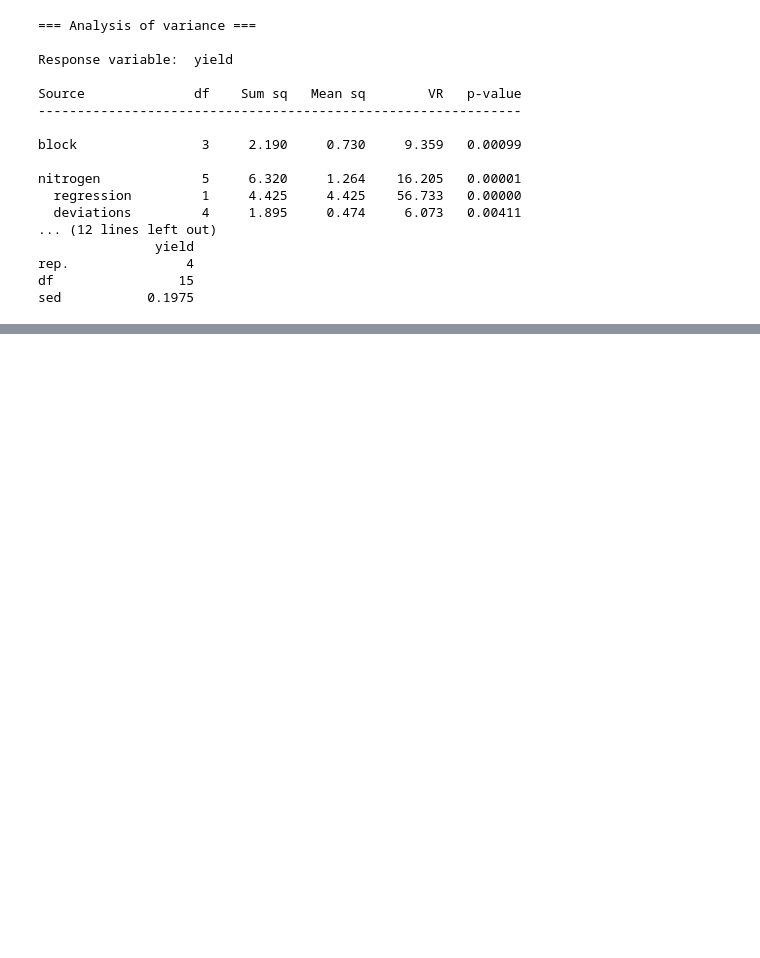
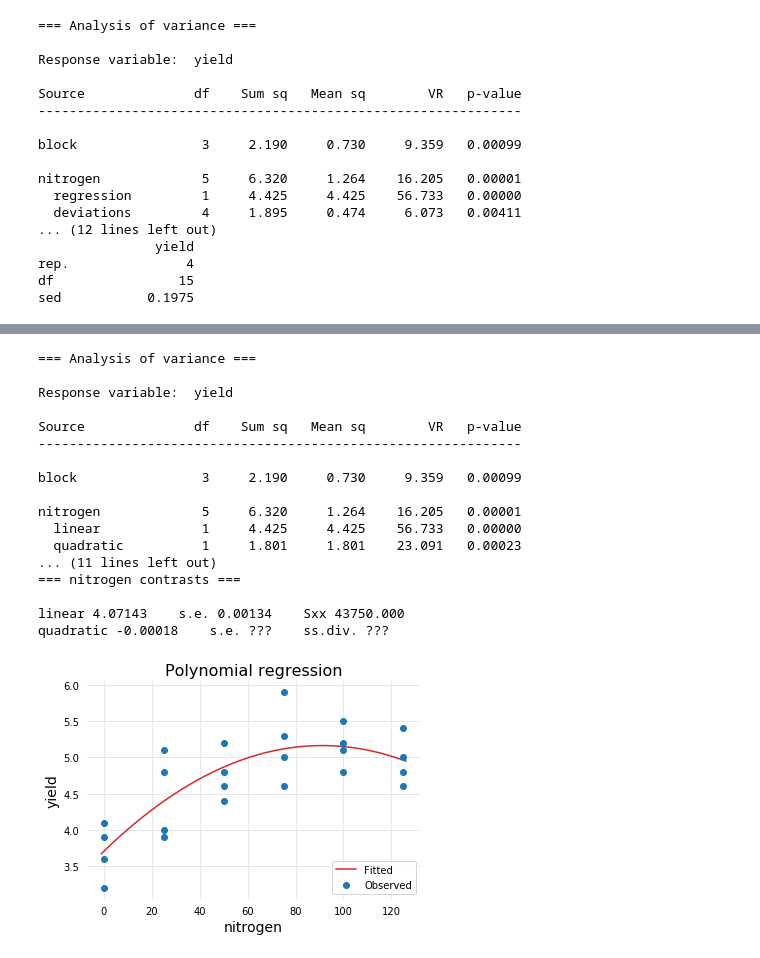
Before and after one commit to jschnab/statistics, a Jupyter notebook: multiple_mean_comparisons.ipynb, the cells around one changed output, grey strips where cells are left out. Saved outputs shown, nothing was run; the diff lists cells and outputs as text; code cells hidden in the pictures; blank space fills up the shorter version.

```diff
--- a/multiple_mean_comparisons.ipynb
+++ b/multiple_mean_comparisons.ipynb
@@ -654,0 +872,21 @@ A quadratic curve has already been fitted to the means of our example (cf. curve
+# %%
+factorial_anova_quad(data=df, variate='yield', block='blocks', factors='nitrogen')
+# %% [output]
+=== Analysis of variance ===
+
+Response variable:  yield
+
+Source              df    Sum sq   Mean sq        VR   p-value
+--------------------------------------------------------------
+
+block                3     2.190     0.730     9.359   0.00099
+
+nitrogen             5     6.320     1.264    16.205   0.00001
+  linear             1     4.425     4.425    56.733   0.00000
+  quadratic          1     1.801     1.801    23.091   0.00023
+... (11 lines left out)
+=== nitrogen contrasts ===
+
+linear 4.07143    s.e. 0.00134    Sxx 43750.000
+quadratic -0.00018    s.e. ???    ss.div. ???
+[figure, added]
```
Also changed, not shown: parts of 5 cells of this notebook.
